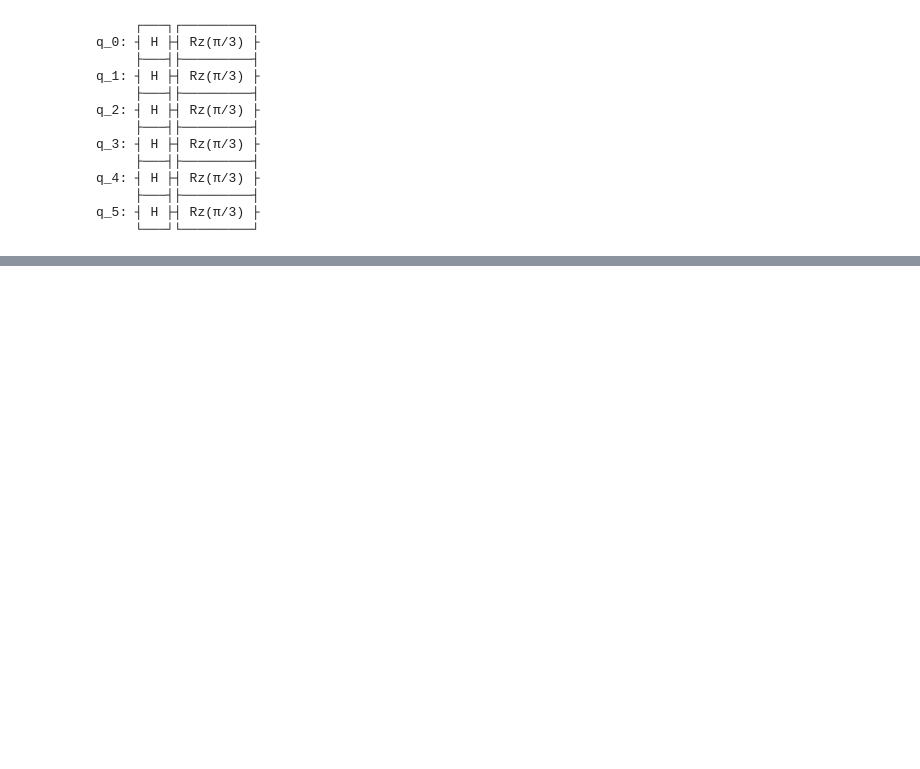
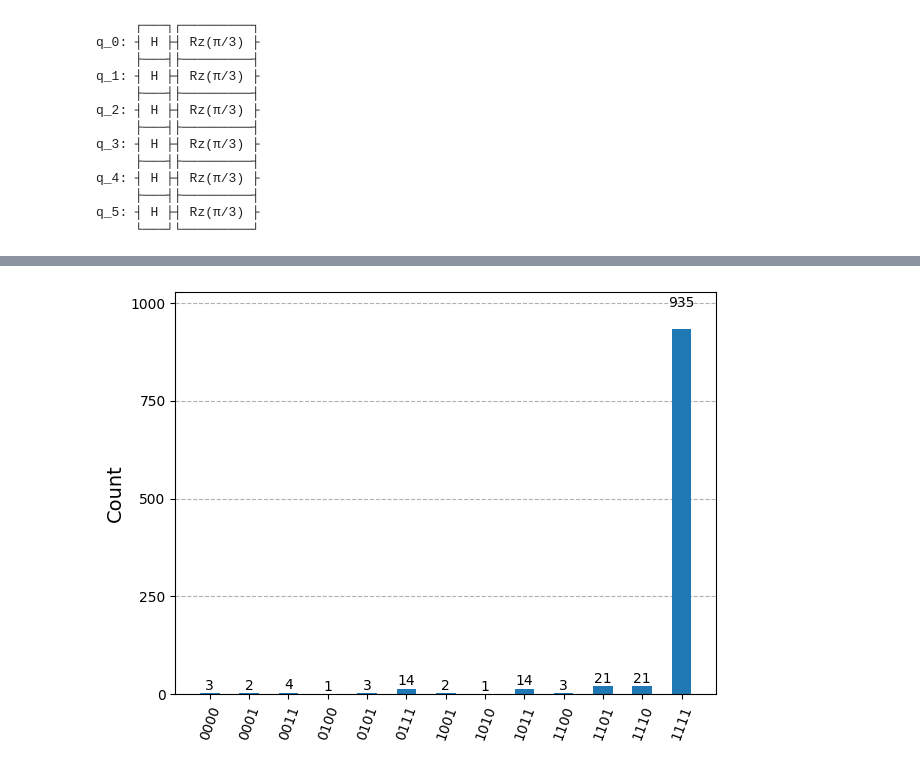
Before and after one commit to vnikonov63/quantum-learning, a Jupyter notebook: Untitled.ipynb, the cells around one changed output, grey strips where cells are left out. Drawn from its saved outputs; the diff is of its cells as text; code cells hidden in the pictures; blank space fills up the shorter version.

Commit message:
actualy ran the DJ algorithm on a remote quantum computer

```diff
--- a/Untitled.ipynb
+++ b/Untitled.ipynb
@@ -53,0 +107,27 @@ q_5: ┤ H ├┤ Rz(π/3) ├
+# %%
+def dj_algorithm(n, case = 'random'):
+    # n+1 qubits and the n classical bits
+    dj_circuit = QuantumCircuit(n+1,n)
+    for qubit in range(n):
+        dj_circuit.h(qubit)
+    dj_circuit.x(n)
+    dj_circuit.h(n)
+
+    if case == 'random':
+        random = np.random.randint(2)
+        if random == 0:
+            case = 'constant'
+        else:
+            case = 'balanced'
+
+    oracle = dj_oracle(case,n)
+    dj_circuit.append(oracle, range(n+1))
+
+    for i in range(n):
+        dj_circuit.h(i)
+        dj_circuit.measure(i,i)
+    return dj_circuit
+# %%
+n = 4
+dj_circuit = dj_algorithm(n, 'balanced')
+dj_circuit.draw()
@@ -53,0 +148,18 @@ q_5: ┤ H ├┤ Rz(π/3) ├
+# %%
+from qiskit_ibm_runtime import QiskitRuntimeService, SamplerV2 as Sampler
+from qiskit.transpiler import generate_preset_pass_manager
+from qiskit.visualization import plot_histogram
+
+service = QiskitRuntimeService(channel="ibm_quantum_platform")
+backend = service.least_busy(simulator=False, operational=True)
+
+pm = generate_preset_pass_manager(backend=backend, optimization_level=3)
+isa_circuit = pm.run(dj_circuit)
+
+sampler = Sampler(mode=backend)
+job = sampler.run([isa_circuit], shots=1024)
+result = job.result()
+
+counts = result[0].data.c.get_counts()
+plot_histogram(counts)
+# %% [output]
@@ -53,0 +169 @@ q_5: ┤ H ├┤ Rz(π/3) ├
+[figure, added]
```
Also changed, not shown: parts of 7 cells of this notebook, 1 other file.
